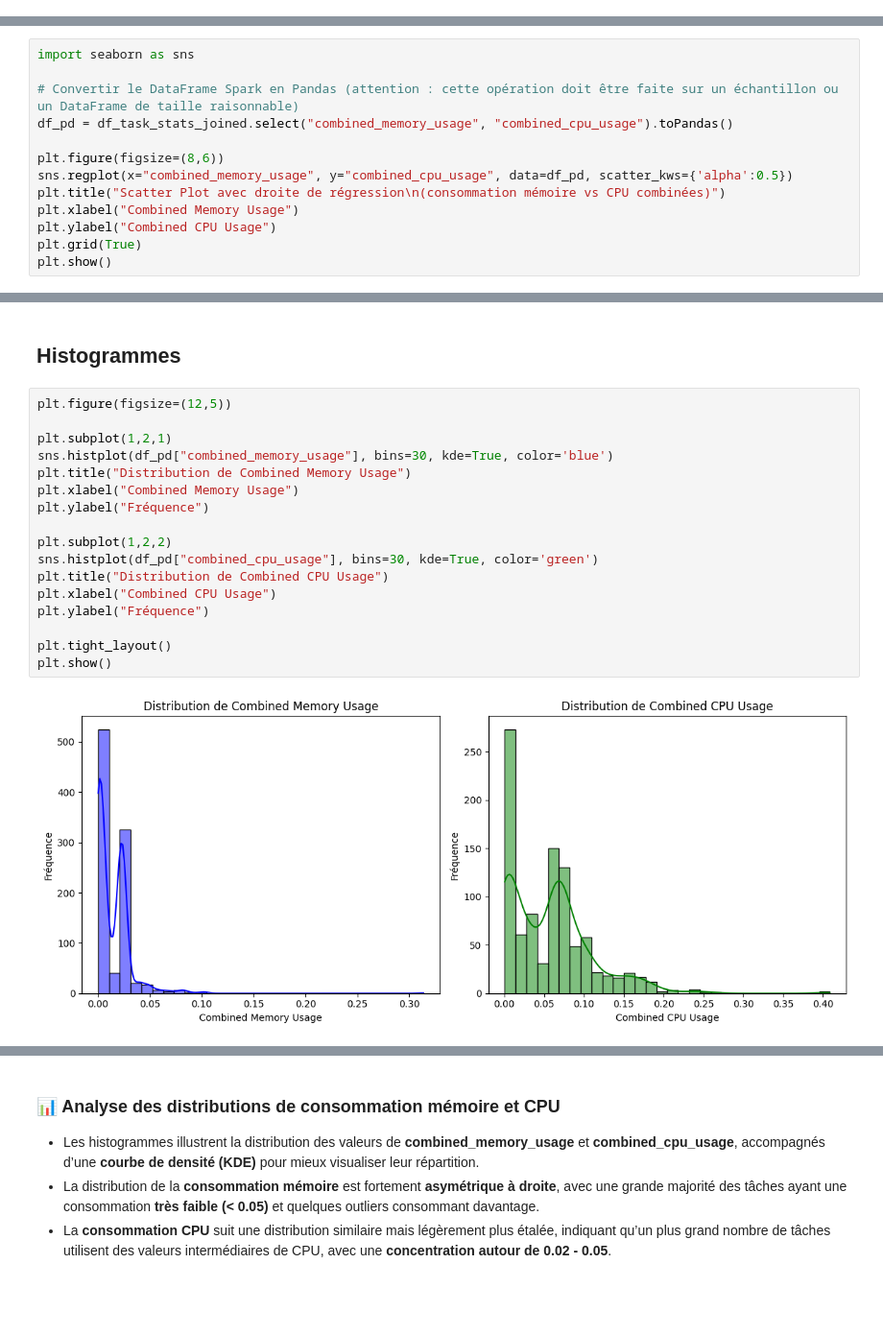
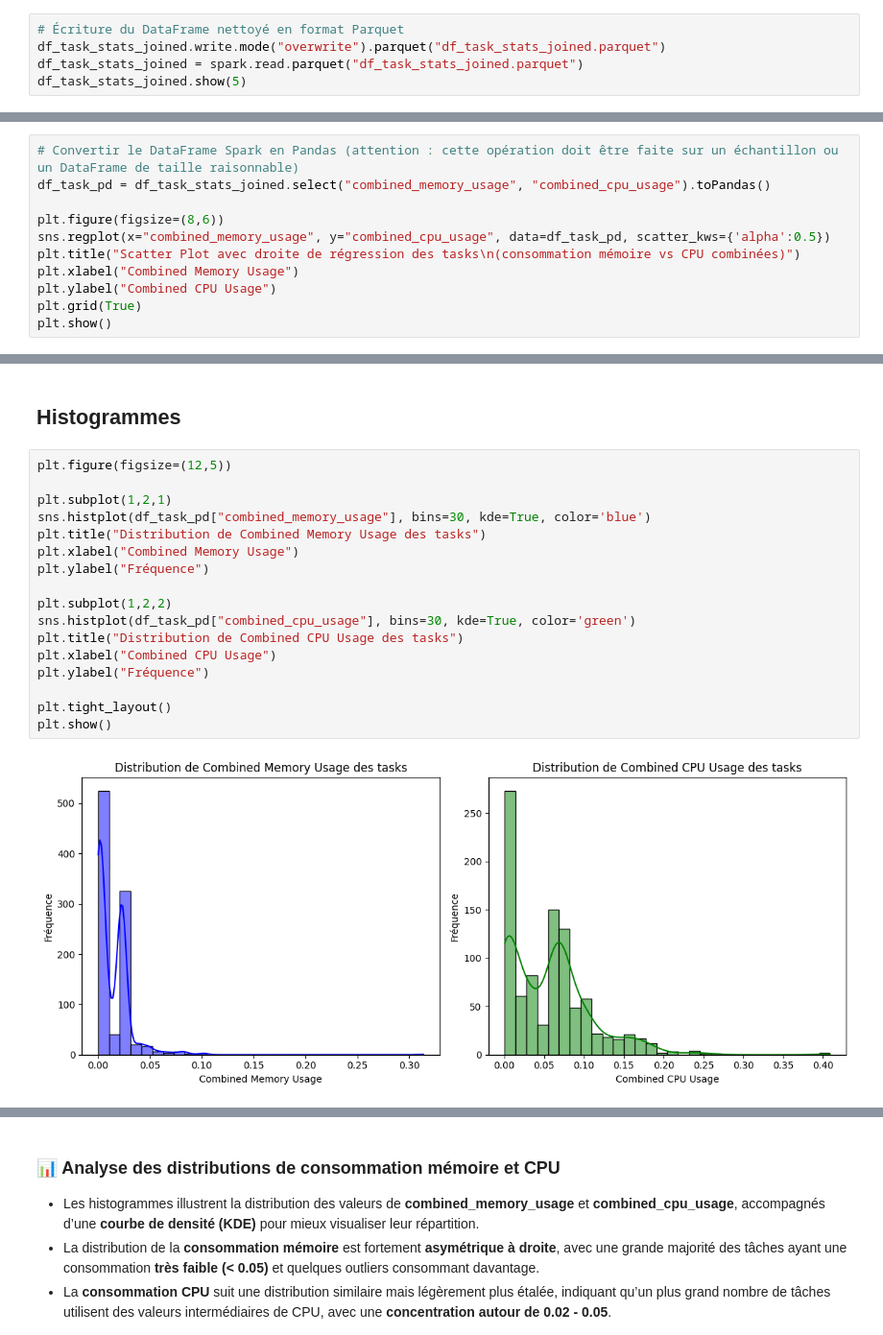
Before and after one commit to maul0803/BDF-Google-Trace-Project, a Jupyter notebook: TraceProject.ipynb, the cells around one changed output, grey strips where cells are left out. Shown at 96% size. Cells and saved outputs as stored; diff of their text form; blank space fills up the shorter version.

```diff
--- a/TraceProject.ipynb
+++ b/TraceProject.ipynb
@@ -269,0 +344,5 @@ only showing top 5 rows
+# %%
+# Écriture du DataFrame nettoyé en format Parquet
+df_task_stats_joined.write.mode("overwrite").parquet("df_task_stats_joined.parquet")
+df_task_stats_joined = spark.read.parquet("df_task_stats_joined.parquet")
+df_task_stats_joined.show(5)
@@ -399,14 +601,12 @@ Threshold: 0.2, Count: 12, Correlation: 0.7250139428959083
 # %% [markdown]
 ## Scatter Plot
 # %%
-import seaborn as sns
-
 # Convertir le DataFrame Spark en Pandas (attention : cette opération doit être faite sur un échantillon ou un DataFrame de taille raisonnable)
-df_pd = df_task_stats_joined.select("combined_memory_usage", "combined_cpu_usage").toPandas()
+df_task_pd = df_task_stats_joined.select("combined_memory_usage", "combined_cpu_usage").toPandas()
 
 plt.figure(figsize=(8,6))
-sns.regplot(x="combined_memory_usage", y="combined_cpu_usage", data=df_pd, scatter_kws={'alpha':0.5})
-plt.title("Scatter Plot avec droite de régression\n(consommation mémoire vs CPU combinées)")
+sns.regplot(x="combined_memory_usage", y="combined_cpu_usage", data=df_task_pd, scatter_kws={'alpha':0.5})
+plt.title("Scatter Plot avec droite de régression des tasks\n(consommation mémoire vs CPU combinées)")
 plt.xlabel("Combined Memory Usage")
 plt.ylabel("Combined CPU Usage")
 plt.grid(True)
@@ -428,19 +641,19 @@ Il existe donc une **corrélation positive** entre l'utilisation de la mémoire
 # %%
 plt.figure(figsize=(12,5))
 
 plt.subplot(1,2,1)
-sns.histplot(df_pd["combined_memory_usage"], bins=30, kde=True, color='blue')
-plt.title("Distribution de Combined Memory Usage")
+sns.histplot(df_task_pd["combined_memory_usage"], bins=30, kde=True, color='blue')
+plt.title("Distribution de Combined Memory Usage des tasks")
 plt.xlabel("Combined Memory Usage")
 plt.ylabel("Fréquence")
 
 plt.subplot(1,2,2)
-sns.histplot(df_pd["combined_cpu_usage"], bins=30, kde=True, color='green')
-plt.title("Distribution de Combined CPU Usage")
+sns.histplot(df_task_pd["combined_cpu_usage"], bins=30, kde=True, color='green')
+plt.title("Distribution de Combined CPU Usage des tasks")
 plt.xlabel("Combined CPU Usage")
 plt.ylabel("Fréquence")
 
 plt.tight_layout()
 plt.show()
 # %% [output]
-[figure, old version]
+[figure, new version]
```
Also changed, not shown: parts of 33 cells of this notebook, 2 other files.
